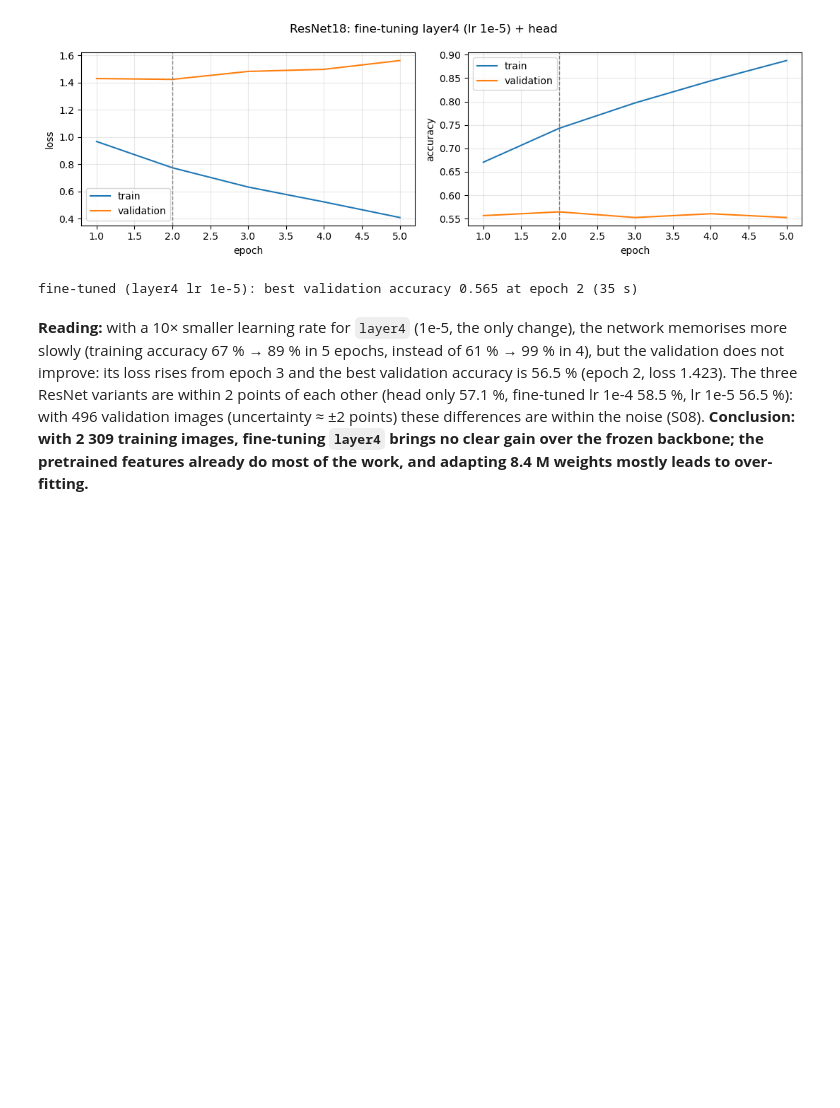
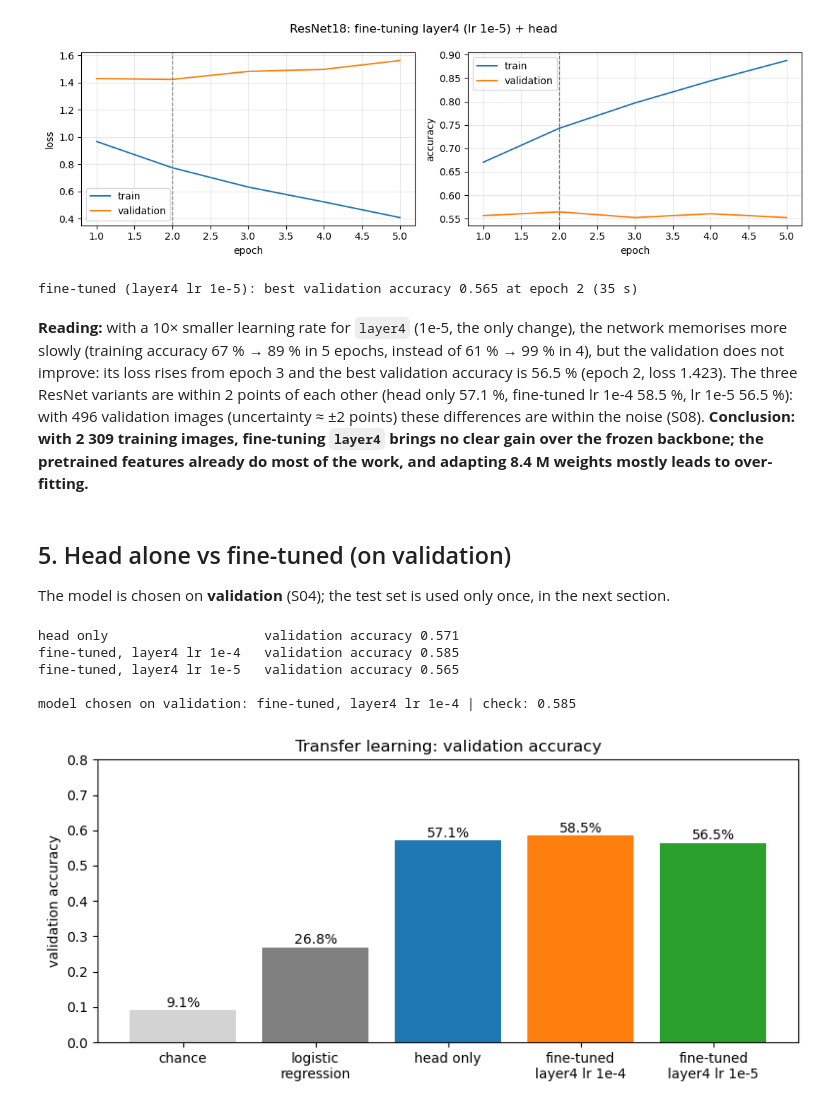
Before and after one commit to lcaquelin/Neural_Networks, a Jupyter notebook: notebooks/05_resnet.ipynb, the cells around one changed output. Drawn from its saved outputs; the diff is of its cells as text; code cells hidden in the pictures; blank space fills up the shorter version.

Commit message:
Compare head only vs fine-tuned ResNet18 on validation

```diff
--- a/notebooks/05_resnet.ipynb
+++ b/notebooks/05_resnet.ipynb
@@ -250,3 +250,35 @@ early stopping: no improvement for 3 epochs
 fine-tuned (layer4 lr 1e-5): best validation accuracy 0.565 at epoch 2 (35 s)
 # %% [markdown]
 **Reading:** with a 10× smaller learning rate for `layer4` (1e-5, the only change), the network memorises more slowly (training accuracy 67 % → 89 % in 5 epochs, instead of 61 % → 99 % in 4), but the validation does not improve: its loss rises from epoch 3 and the best validation accuracy is 56.5 % (epoch 2, loss 1.423). The three ResNet variants are within 2 points of each other (head only 57.1 %, fine-tuned lr 1e-4 58.5 %, lr 1e-5 56.5 %): with 496 validation images (uncertainty ≈ ±2 points) these differences are within the noise (S08). **Conclusion: with 2 309 training images, fine-tuning `layer4` brings no clear gain over the frozen backbone; the pretrained features already do most of the work, and adapting 8.4 M weights mostly leads to over-fitting.**
+# %% [markdown]
+## 5. Head alone vs fine-tuned (on validation)
+The model is chosen on **validation** (S04); the test set is used only once, in the next section.
+# %%
+candidates = {
+    "resnet18_head": ("head only", acc_head, "resnet18_head.pt"),
+    "resnet18_finetuned_lr1e-4": ("fine-tuned, layer4 lr 1e-4", acc_ft, "resnet18_finetuned.pt"),
+    "resnet18_finetuned_lr1e-5": ("fine-tuned, layer4 lr 1e-5", acc_ft2, "resnet18_finetuned_lr1e-5.pt"),
+}
+for key, (label, acc, _) in candidates.items():
+    print(f"{label:28s} validation accuracy {acc:.3f}")
+
+chosen = max(candidates, key=lambda k: candidates[k][1])           # best validation accuracy
+model.load_state_dict(torch.load(MODEL_DIR / candidates[chosen][2], map_location=device))
+print("\nmodel chosen on validation:", candidates[chosen][0],
+      f"| check: {evaluate(model, val_loader, loss_fn)[1]:.3f}")
+
+names = ["chance", "logistic\nregression"] + [v[0].replace(", ", "\n") for v in candidates.values()]
+vals = [1 / C, 0.268] + [v[1] for v in candidates.values()]
+plt.figure(figsize=(8, 3.8))
+plt.bar(names, vals, color=["lightgrey", "grey", "tab:blue", "tab:orange", "tab:green"])
+for i, v in enumerate(vals):
+    plt.text(i, v + 0.01, f"{v:.1%}", ha="center")
+plt.ylabel("validation accuracy"); plt.ylim(0, 0.8); plt.title("Transfer learning: validation accuracy")
+plt.tight_layout(); plt.savefig(FIG_DIR / "resnet_head_vs_finetuned.png", dpi=150); plt.show()
+# %% [output]
+head only                    validation accuracy 0.571
+fine-tuned, layer4 lr 1e-4   validation accuracy 0.585
+fine-tuned, layer4 lr 1e-5   validation accuracy 0.565
+
+model chosen on validation: fine-tuned, layer4 lr 1e-4 | check: 0.585
+[figure, added]
```
Also changed, not shown: parts of 1 cell of this notebook, 1 other file.
